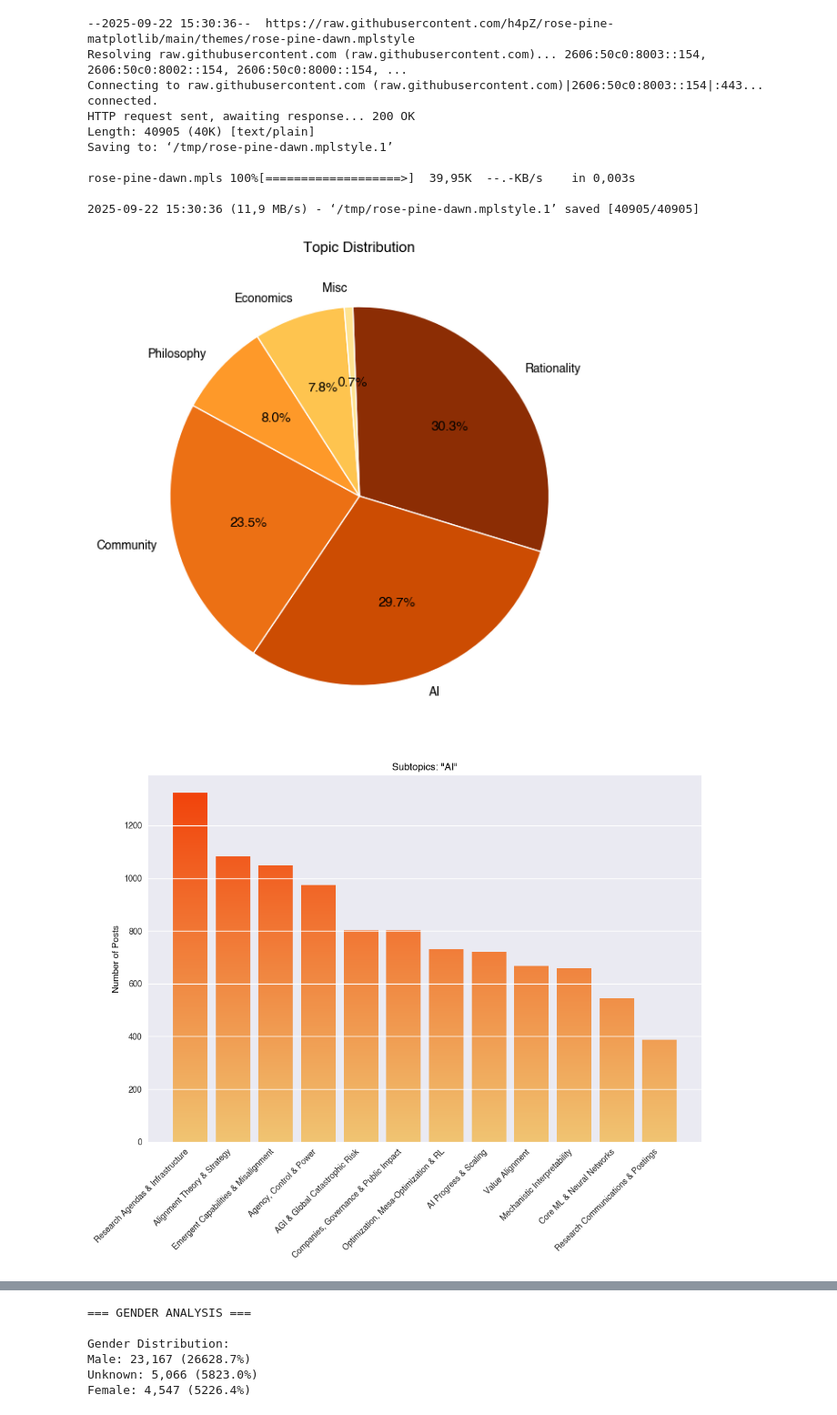
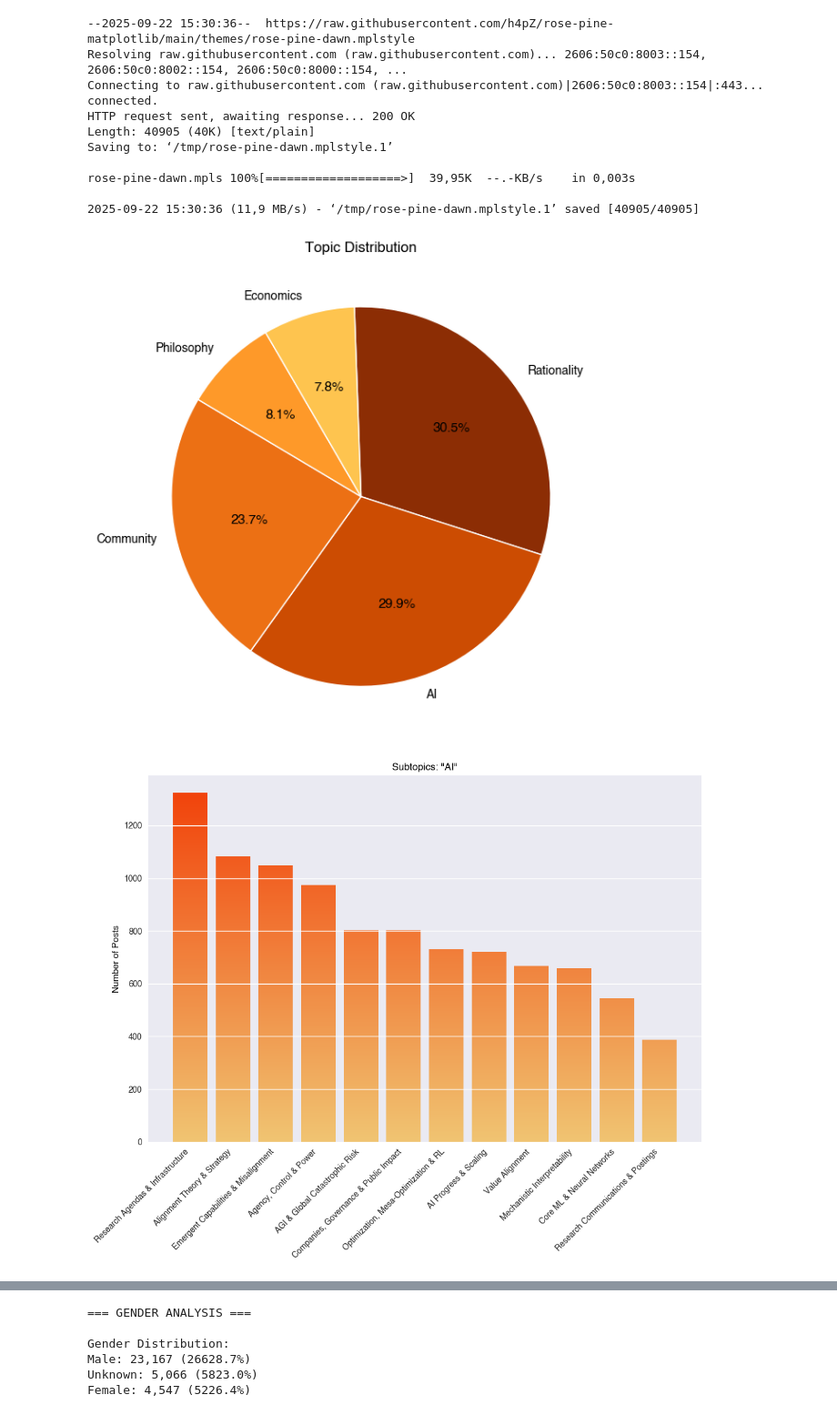
Before and after one commit to ninell-oldenburg/ai-risk-data, a Jupyter notebook: x-risk-data/visualize.ipynb, the cells around one changed output, grey strips where cells are left out. Shown at 91% size. Saved outputs shown, nothing was run; the diff lists cells and outputs as text; code cells hidden in the pictures.

```diff
--- a/x-risk-data/visualize.ipynb
+++ b/x-risk-data/visualize.ipynb
@@ -122,7 +122,7 @@ combined_df["sub_topic"] = combined_df["topic_label"].str.split(":", n=1).str[1]
 """=== TOPIC ANALYSIS (Super vs Subtopics) ==="""
 
 # --- Figure 1: Super topic distribution ---
-super_counts = combined_df["super_topic"].value_counts()
+super_counts = combined_df[combined_df["super_topic"] != 'Misc']["super_topic"].value_counts()
 
 plt.figure(figsize=(12, 6))
 plt.pie(
@@ -137,7 +137,7 @@ plt.pie(
 plt.xticks(rotation=45, ha="right")
 plt.title("Topic Distribution")
 plt.tight_layout()
-plt.savefig("img/topic_analysis_super.png", dpi=300, bbox_inches="tight")
+plt.savefig("img/topic_analysis_super.pdf", dpi=300, bbox_inches="tight")
 plt.show()
 
 base_color = "#f23e07"
@@ -150,35 +150,35 @@ for super_topic, group in combined_df.groupby("super_topic"):
     fig, ax = plt.subplots()
     bars = ax.bar(sub_counts.index, sub_counts.values)
 
     y_min, y_max = ax.get_ylim()
     grad = np.atleast_2d(np.linspace(0, 1, 256)).T
     ax = bars[0].axes  # axis handle
     lim = ax.get_xlim()+ax.get_ylim()
     for bar in bars:
         bar.set_zorder(1)  # put the bars in front
         bar.set_facecolor("none")  # make the bars transparent
         x, _ = bar.get_xy()  # get the corners
         w, h = bar.get_width(), bar.get_height()  # get the width and height
 
         # Define a new color map.
         # For instance, if one bar only takes 10% of the y-axis, then the color
         # map will only use the first 10% of the color map.
         c_map = truncate_colormap(cmap, min_val=0, max_val=(h - y_min) / (y_max - y_min))
 
         # Let the imshow only use part of the color map
         ax.imshow(grad, extent=[x, x+w, h, y_min], aspect="auto", zorder=0,
                 cmap=c_map)
 
     ax.axis(lim)
     ax.set_xticks(range(len(sub_counts)))
     ax.set_xticklabels(sub_counts.index, rotation=45, ha="right")
     ax.set_ylabel("Number of Posts")
     ax.set_title(f'Subtopics: "{super_topic}"')
-    plt.savefig(f"img/topic_analysis_sub_{super_topic.replace(' ', '_')}.png",
+    plt.savefig(f"img/topic_analysis_sub_{super_topic.replace(' ', '_')}.pdf",
                 dpi=300, bbox_inches="tight")
     plt.show()
 # %% [output]
-[figure, old version]
+[figure, new version]
 [figure]
 [figure]
 [figure]
```
Also changed, not shown: parts of 3 cells of this notebook, 2 other files.
